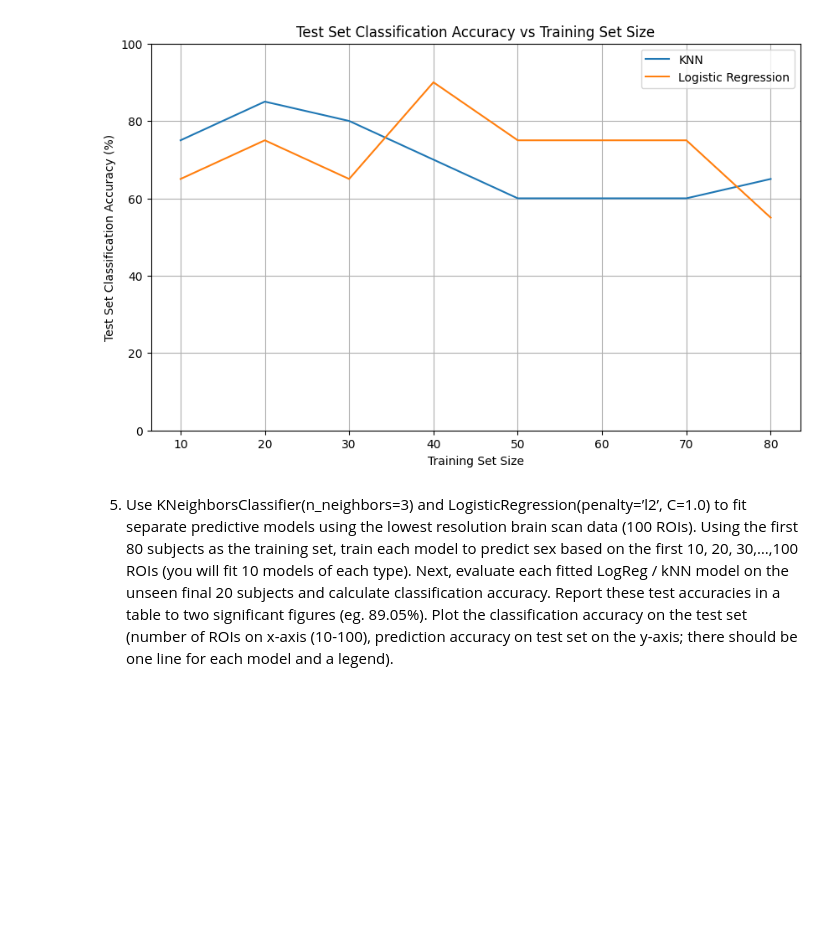
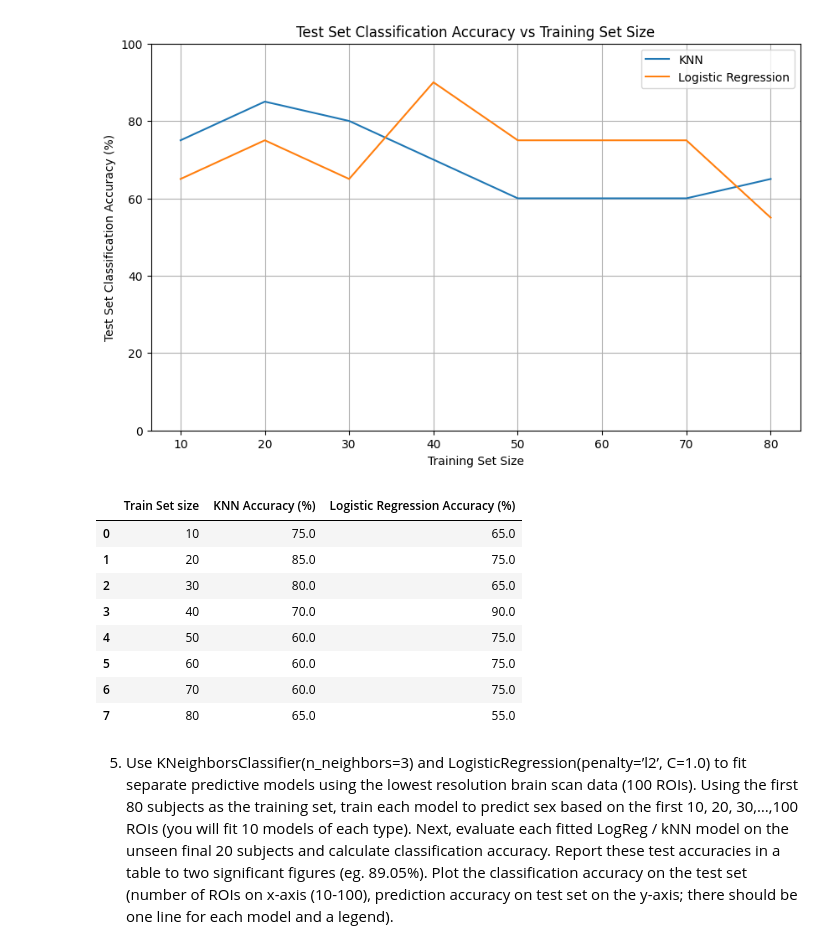
Before and after one commit to YazdanZ/Machine-Learning-for-Biomedical-Data, a Jupyter notebook: A5/Challenge5_Yazdan_Zinati.ipynb, the cells around one changed output. Saved outputs shown, nothing was run; the diff lists cells and outputs as text; code cells hidden in the pictures; blank space fills up the shorter version.

```diff
--- a/A5/Challenge5_Yazdan_Zinati.ipynb
+++ b/A5/Challenge5_Yazdan_Zinati.ipynb
@@ -207,17 +209,27 @@ plt.show()
 # %%
 import pandas as pd
 
-knn_scores = np.round(knn_scores, 2)
-lr_scores = np.round(lr_scores, 2)
+# knn_scores = np.round(knn_scores, 2)
+# lr_scores = np.round(lr_scores, 2)
 
 data = {
     "Train Set size": list(n_samples),
     "KNN Accuracy (%)": knn_scores,
     "Logistic Regression Accuracy (%)": lr_scores
 }
 
 df = pd.DataFrame(data)
 df
+# %% [output]
+|  | Train Set size | KNN Accuracy (%) | Logistic Regression Accuracy (%) |
+| 0 | 10 | 75.0 | 65.0 |
+| 1 | 20 | 85.0 | 75.0 |
+| 2 | 30 | 80.0 | 65.0 |
+| 3 | 40 | 70.0 | 90.0 |
+| 4 | 50 | 60.0 | 75.0 |
+| 5 | 60 | 60.0 | 75.0 |
+| 6 | 70 | 60.0 | 75.0 |
+| 7 | 80 | 65.0 | 55.0 |
 # %% [markdown]
 5. Use KNeighborsClassifier(n_neighbors=3) and LogisticRegression(penalty=’l2’,
 C=1.0) to fit separate predictive models using the lowest resolution brain scan data
```
Also changed, not shown: parts of 3 cells of this notebook.
